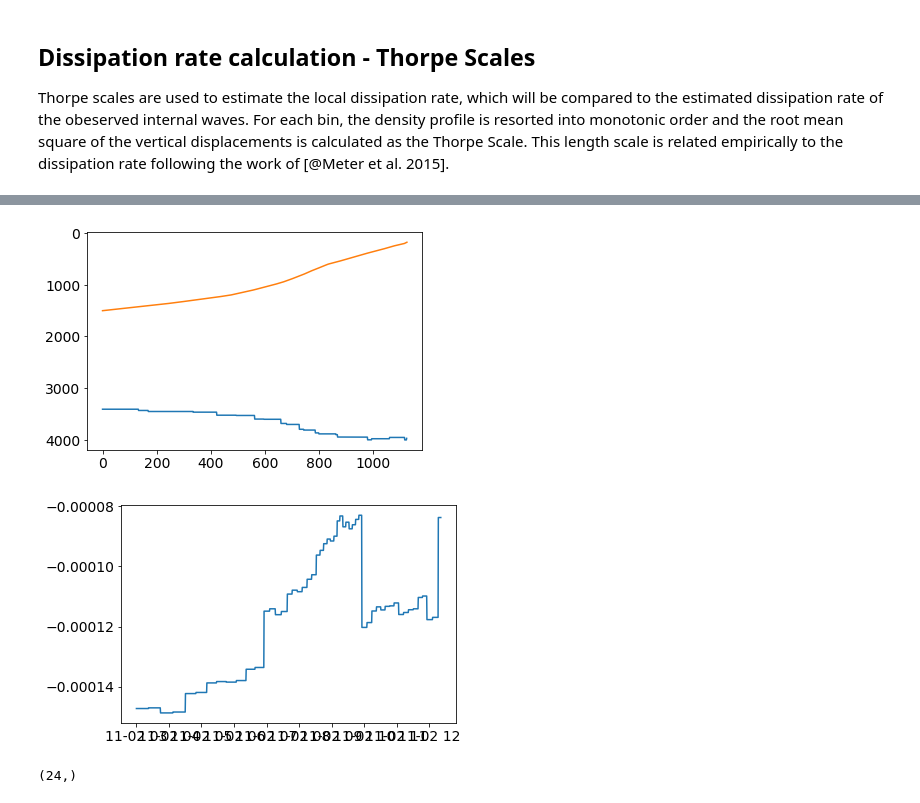
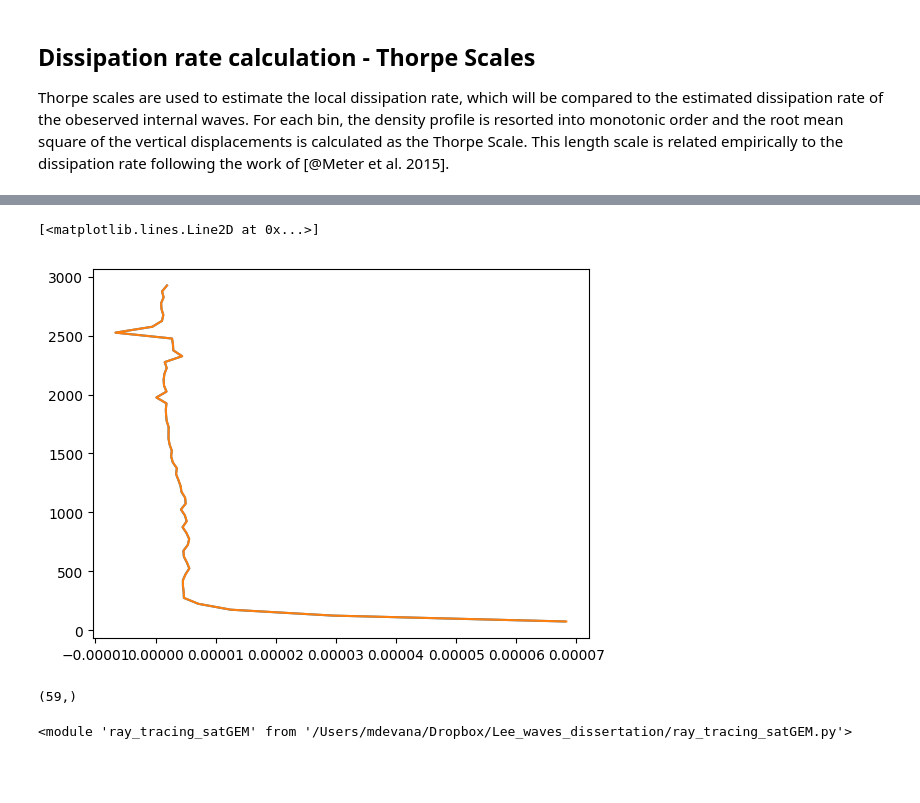
Before and after one commit to saltyPhysics/Lee_waves_dissertation, a Jupyter notebook: Dissertation Log.ipynb, the cells around one changed output, grey strips where cells are left out. Cells and saved outputs as stored; diff of their text form; code cells hidden in the pictures; blank space fills up the shorter version.

```diff
--- a/Dissertation Log.ipynb
+++ b/Dissertation Log.ipynb
@@ -639,13 +648,0 @@ plt.plot(results['lon'], results['lat'], c='r')
-# %%
-# distance = np.sqrt(results['x']**2 + results['y']**2)
-# plt.plot(distance, results['z'], c='r')
-plt.plot(results['bathy'])
-plt.plot(results['z'])
-plt.gca().invert_yaxis()
-
-plt.figure()
-plt.plot(results['time'], results['omega'])
-fig.autofmt_xdate()
-# %% [output]
-[figure, removed]
-[figure, removed]
@@ -656,4 +649,41 @@ if bathy:
+# %%
+lonidx = np.argmin(np.abs(lon[:,5] - gem.lon[:]))
+lon1 = gem.lon[:,lonidx]
+latidx = np.argmin(np.abs(lat[:,5] - gem.lat[:]))
+lat1 = gem.lat[:,latidx]
+towyo_date =  datetime(2012, 2, 28, 21, 33, 44)
+tidx = np.argmin(np.abs(towyo_date - gem.time[:]))
+t
+
+N2, grid = gsw.Nsquared(gem.sal[lonidx, latidx, :, tidx],
+                              gem.temp[lonidx, latidx, :, tidx],
+                              gem.depth_grid[:,:].flatten(),
+                              axis=-1)
+gem.time[tidx]
+plt.plot(N2, grid)
+
+lonidx = np.argmin(np.abs(lon[:,5] - gem.lon[:]))
+lon1 = gem.lon[:,lonidx]
+latidx = np.argmin(np.abs(lat[:,5] - gem.lat[:]))
+lat1 = gem.lat[:,latidx]
+towyo_date =  datetime(2012, 2, 28, 21, 33, 44)
+tidx = np.argmin(np.abs(towyo_date - gem.time[:]))
+t
+
+N2I, gridI = gsw.Nsquared(gem.sal[lonidx, latidx, :, tidx],
+                              gem.temp[lonidx, latidx, :, tidx],
+                              gem.depth_grid[:,:].flatten(),lat[:,5],
+                              axis=-1)
+plt.plot(N2I, gridI)
+# %% [output]
+[<matplotlib.lines.Line2D at 0x...>]
+[figure, added]
 # %%
-Umean.shape
+gridI.shape
 # %% [output]
-(24,)
+(59,)
+# %%
+import importlib as imp
+imp.reload(rt)
+# %% [output]
+<module 'ray_tracing_satGEM' from '/Users/mdevana/Dropbox/Lee_waves_dissertation/ray_tracing_satGEM.py'>
```
Also changed, not shown: parts of 12 cells of this notebook, 1 other file.
